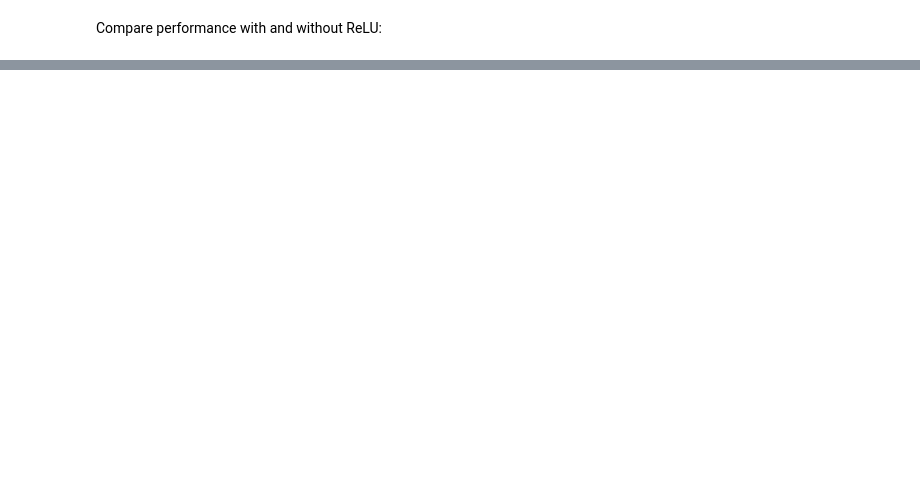
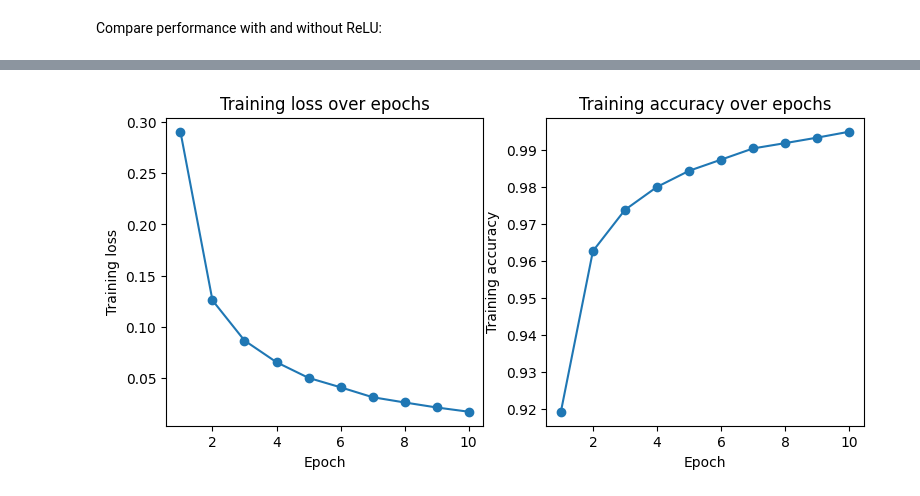
Before and after one commit to aadupuy/dl-fundamentals, a Jupyter notebook: mnist.ipynb, the cells around one changed output, grey strips where cells are left out. Cells and saved outputs as stored; diff of their text form; code cells hidden in the pictures; blank space fills up the shorter version.

Commit message:
trained for 10 epochs, it's getting better

```diff
--- a/mnist.ipynb
+++ b/mnist.ipynb
@@ -430,7 +431,6 @@ total_no_relu = 0
 for images, labels in train_loader:
     images = images.to(device)
     labels = labels.to(device)
-    images = images.view(images.size(0), -1)
 
     optimizer_no_relu.zero_grad()
     logits = model_no_relu(images)
@@ -478,0 +490,10 @@ Even after only one epoch, the difference is already significant, highlighting t
+# %%
+model = nn.Sequential(
+    nn.Flatten(),
+    nn.Linear(28 * 28, 128),
+    nn.ReLU(),
+    nn.Linear(128, 10)
+).to(device)
+
+criterion = nn.CrossEntropyLoss()
+optimizer = torch.optim.Adam(model.parameters(), lr=1e-3)
@@ -478,0 +548,16 @@ Even after only one epoch, the difference is already significant, highlighting t
+# %%
+f, ax = plt.subplots(1, 2, figsize=(9, 4))
+
+ax[0].plot(range(1, num_epochs + 1), train_losses, marker="o")
+ax[0].set_xlabel("Epoch")
+ax[0].set_ylabel("Training loss")
+ax[0].set_title("Training loss over epochs")
+
+ax[1].plot(range(1, num_epochs + 1), train_accuracies, marker="o")
+ax[1].set_xlabel("Epoch")
+ax[1].set_ylabel("Training accuracy")
+ax[1].set_title("Training accuracy over epochs")
+
+plt.show()
+# %% [output]
+[figure, added]
```
Also changed, not shown: parts of 15 cells of this notebook.
